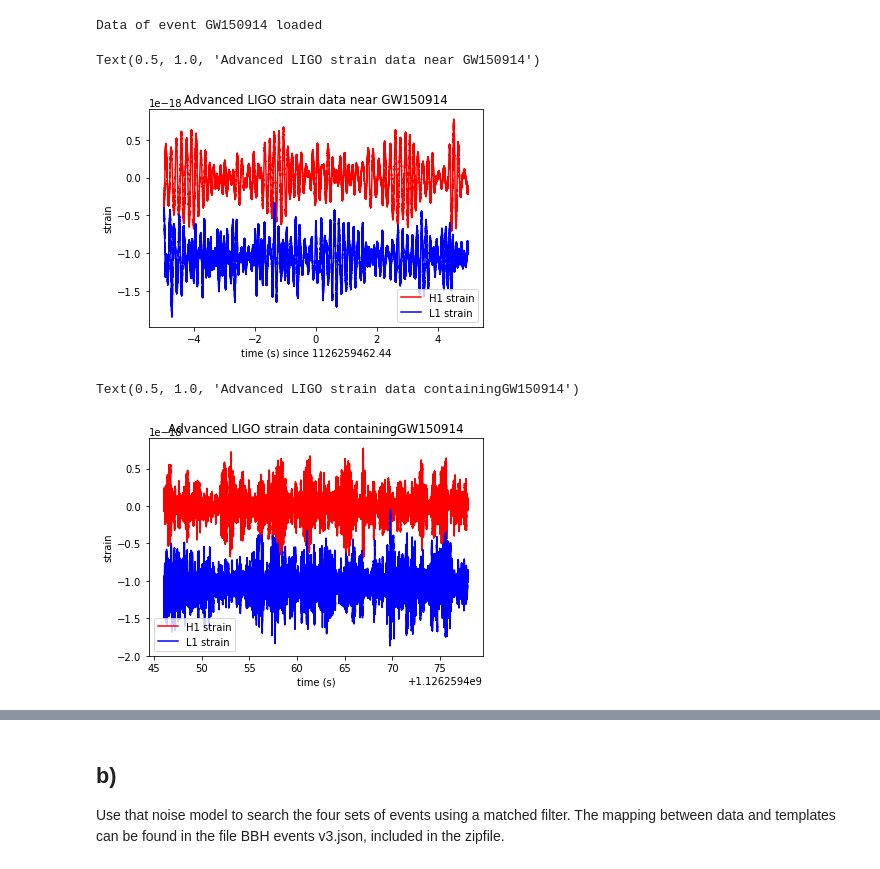
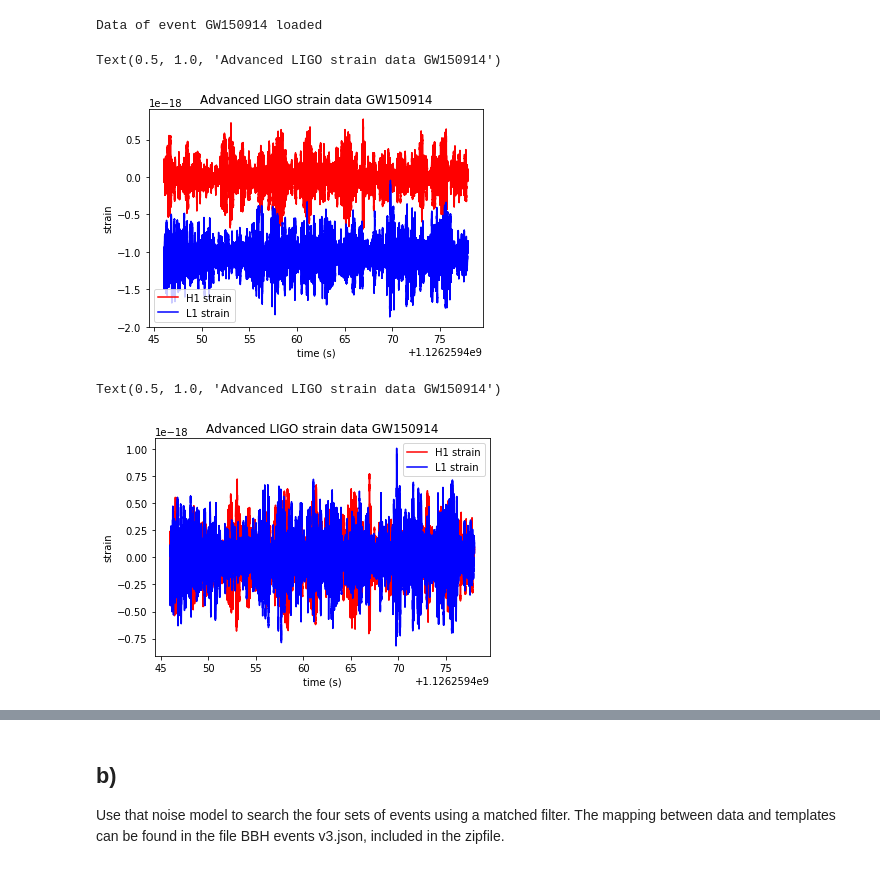
Before and after one commit to RphlFrmnt/PHYS512, a Jupyter notebook: LIGO_Assignment5/Assign_5.ipynb, the cells around one changed output, grey strips where cells are left out. Cells and saved outputs as stored; diff of their text form; code cells hidden in the pictures.

```diff
--- a/LIGO_Assignment5/Assign_5.ipynb
+++ b/LIGO_Assignment5/Assign_5.ipynb
@@ -130,35 +145,29 @@ Data of event GW150914 loaded
 # %%
-# Time vector of Livingston and Hanford are identical
-time = time_H1
-# define timestep
-dt = time[1]-time[0]
-
-# Define a region around the event (+/- t_interv around event.)
-t_interv = 5
-indxt = np.where((time >= tevent-t_interv) & (time < tevent+t_interv))
-
-#Plot data around event.
+#Plot data all data.
 plt.figure()
-plt.plot(time[indxt]-tevent,strain_H1[indxt],'r',label='H1 strain')
-plt.plot(time[indxt]-tevent,strain_L1[indxt],'b',label='L1 strain')
-plt.xlabel('time (s) since '+str(tevent))
+plt.plot(time,strain_H1,'r',label='H1 strain')
+plt.plot(time,strain_L1,'b',label='L1 strain')
+plt.xlabel('time (s)')
 plt.ylabel('strain')
 plt.legend()
-plt.title('Advanced LIGO strain data near '+eventname)
+plt.title('Advanced LIGO strain data '+eventname)
 # %% [output]
-Text(0.5, 1.0, 'Advanced LIGO strain data near GW150914')
+Text(0.5, 1.0, 'Advanced LIGO strain data GW150914')
-[figure, old version]
+[figure, new version]
+# %%
+# Let's change the strain L1 s.t. all data is centered around 0
+strain_L1 = strain_L1 - np.average(strain_L1)
 # %%
 #Plot data all data.
 plt.figure()
 plt.plot(time,strain_H1,'r',label='H1 strain')
 plt.plot(time,strain_L1,'b',label='L1 strain')
 plt.xlabel('time (s)')
 plt.ylabel('strain')
 plt.legend()
-plt.title('Advanced LIGO strain data containing'+eventname)
+plt.title('Advanced LIGO strain data '+eventname)
 # %% [output]
-Text(0.5, 1.0, 'Advanced LIGO strain data containingGW150914')
+Text(0.5, 1.0, 'Advanced LIGO strain data GW150914')
-[figure, old version]
+[figure, new version]
 # %%
 # For ease, let's map the time to something more easy to work with;
```
Also changed, not shown: parts of 11 cells of this notebook.
